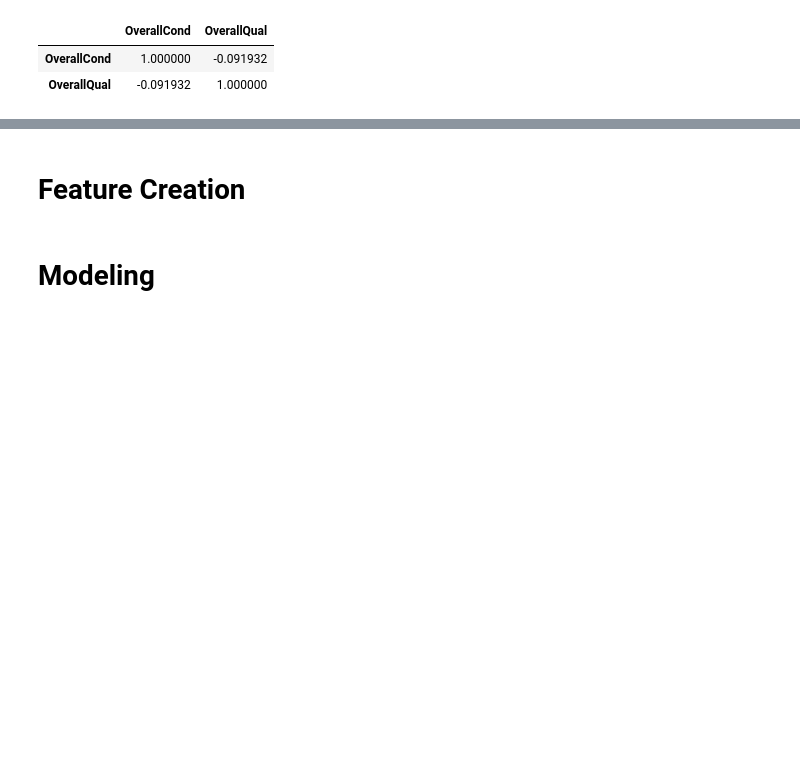
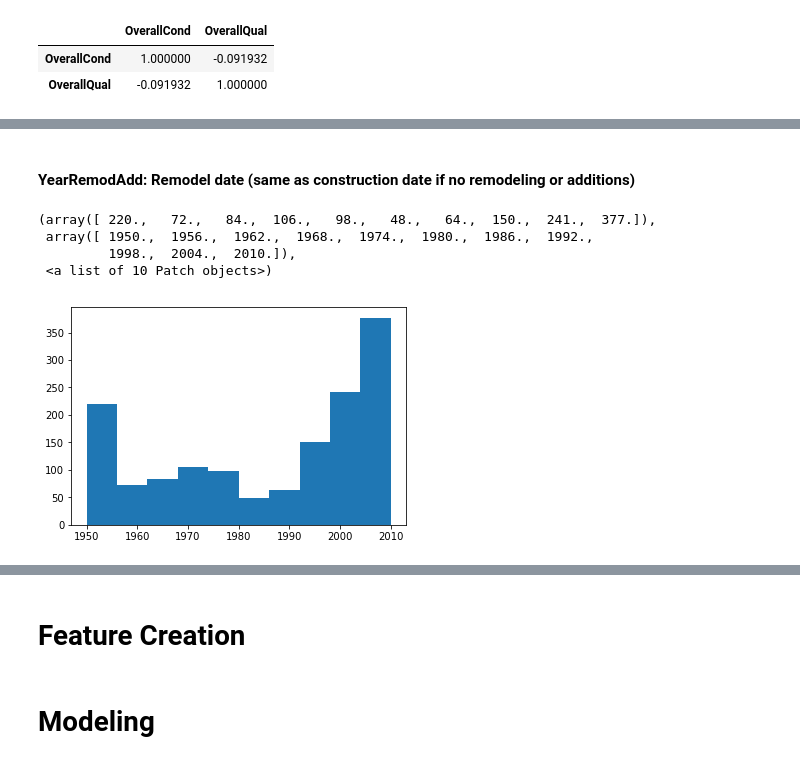
Before and after one commit to asarchami/kaggle_housing_prices, a Jupyter notebook: chris_working.ipynb, the cells around one changed output, grey strips where cells are left out. Cells and saved outputs as stored; diff of their text form; code cells hidden in the pictures; blank space fills up the shorter version.

```diff
--- a/chris_working.ipynb
+++ b/chris_working.ipynb
@@ -571,0 +583,10 @@ houses[['OverallCond', 'OverallQual']].corr()
+# %% [markdown]
+#### YearRemodAdd: Remodel date (same as construction date if no remodeling or additions)
+# %%
+plt.hist(houses['YearRemodAdd'])
+# %% [output]
+(array([ 220.,   72.,   84.,  106.,   98.,   48.,   64.,  150.,  241.,  377.]),
+ array([ 1950.,  1956.,  1962.,  1968.,  1974.,  1980.,  1986.,  1992.,
+         1998.,  2004.,  2010.]),
+ <a list of 10 Patch objects>)
+[figure, added]
```
Also changed, not shown: parts of 141 cells of this notebook.
